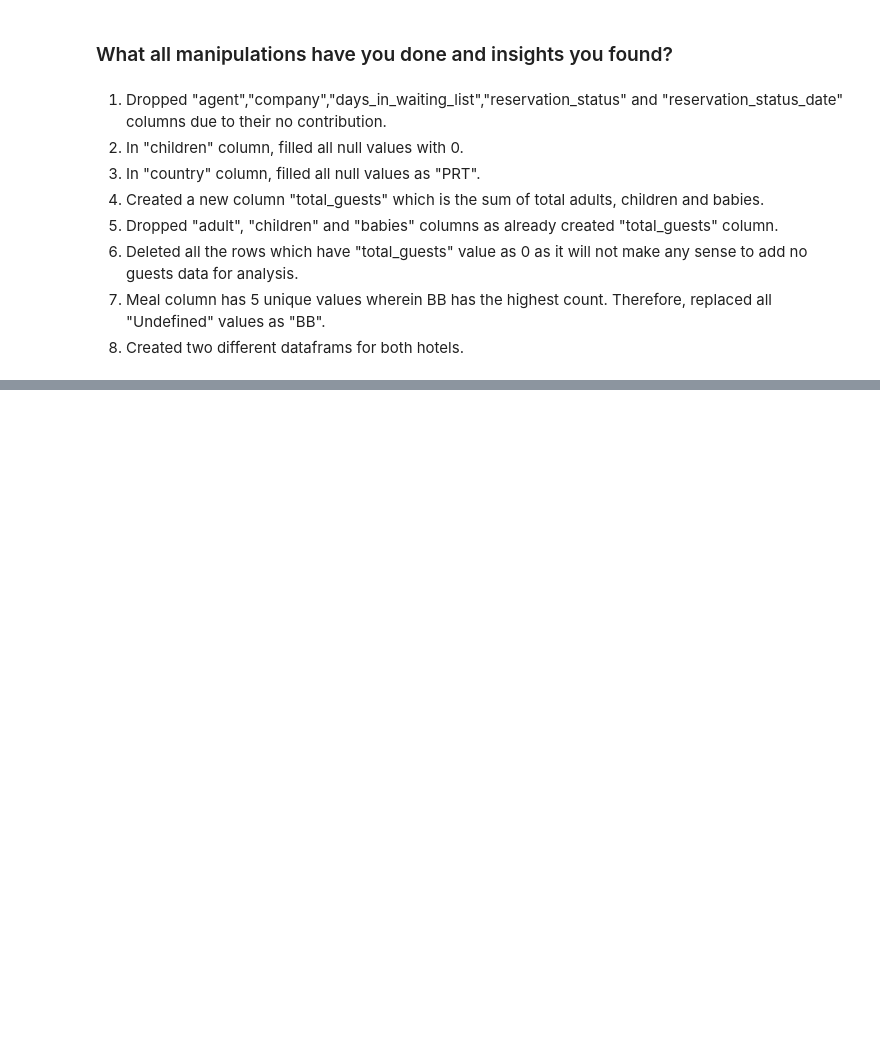
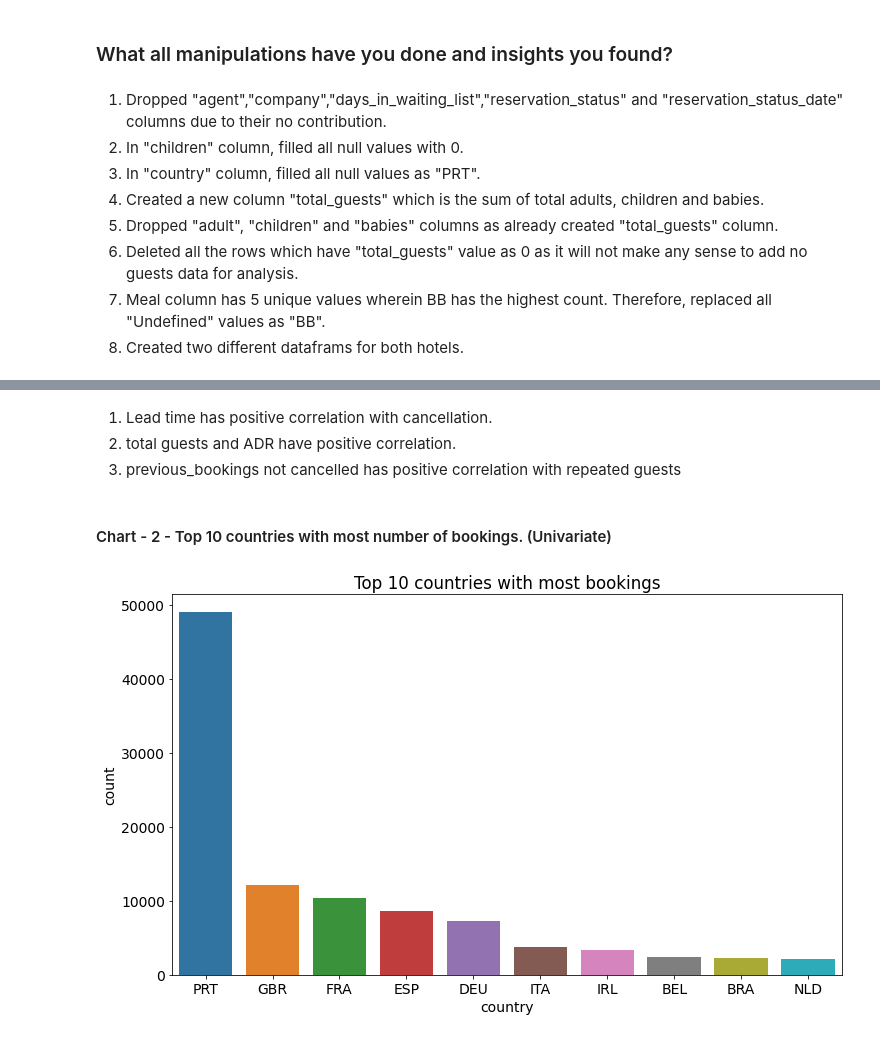
Before and after one commit to dhar9571/Python---Hotel-Booking-Data-Analysis, a Jupyter notebook: Capstone_Project_EDA_Hotel_Bookings_Data.ipynb, the cells around one changed output, grey strips where cells are left out. Cells and saved outputs as stored; diff of their text form; code cells hidden in the pictures; blank space fills up the shorter version.

```diff
--- a/Capstone_Project_EDA_Hotel_Bookings_Data.ipynb
+++ b/Capstone_Project_EDA_Hotel_Bookings_Data.ipynb
@@ -420,0 +446,27 @@ df_city = df[df["hotel"]=="City Hotel"]
+# %% [markdown]
+1. Lead time has positive correlation with cancellation.
+2. total guests and ADR have positive correlation.
+3. previous_bookings not cancelled has positive correlation with repeated guests
+# %% [markdown]
+#### Chart - 2 - Top 10 countries with most number of bookings. (Univariate)
+# %%
+# creating new dataframe to show top 10 countries with their count:
+
+top_10_country = df["country"].value_counts().reset_index()[:10]
+
+# renaming column names:
+
+top_10_country.rename(columns={"index":"country","country":"count"},inplace=True)
+# %%
+# Setting up font and plot size:
+plt.rcParams['font.size'] = 14
+plt.rcParams['figure.figsize'] = (12, 7)
+
+#creating bar chart:
+sns.barplot(x= top_10_country["country"], y = top_10_country["count"],data= df)
+
+# setting up plot title:
+plt.title("Top 10 countries with most bookings")
+plt.show()
+# %% [output]
+[figure, added]
```
Also changed, not shown: parts of 45 cells of this notebook.
